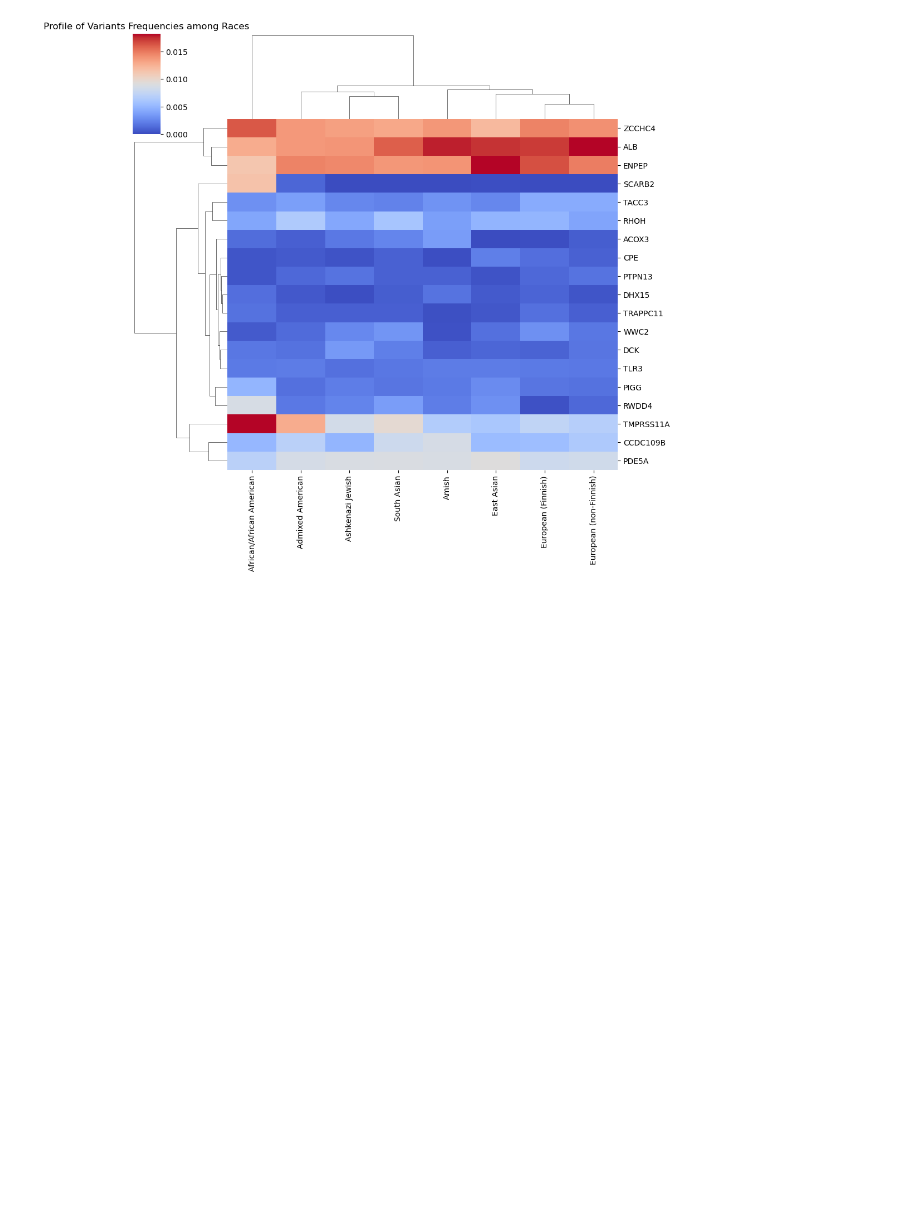
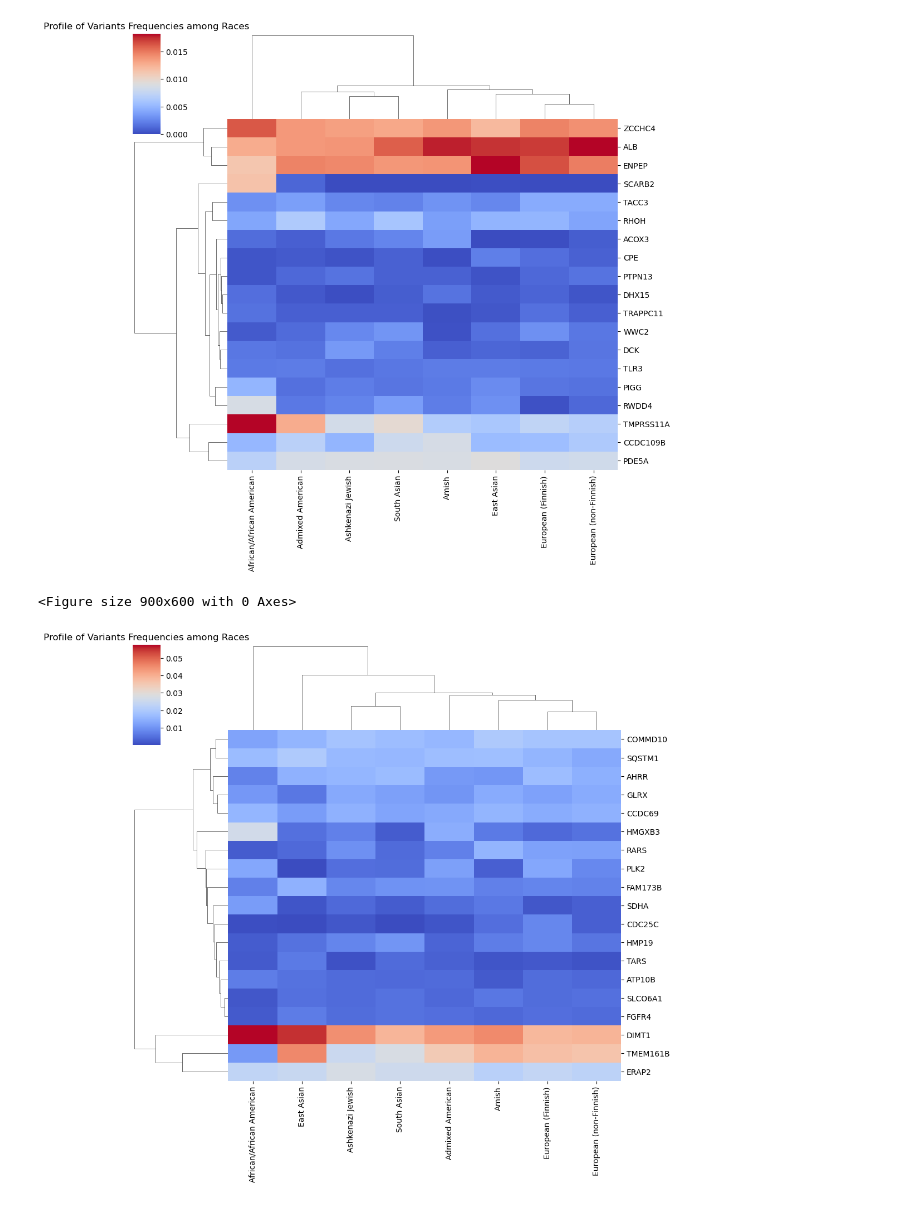
Before and after one commit to yuxinsun-wpi/gnomRegulatory, a Jupyter notebook: gnomad-chr-all.ipynb, the cells around one changed output. Saved outputs shown, nothing was run; the diff lists cells and outputs as text; code cells hidden in the pictures; blank space fills up the shorter version.

```diff
--- a/gnomad-chr-all.ipynb
+++ b/gnomad-chr-all.ipynb
@@ -179,3 +332,54 @@ plt.show()
 # %% [output]
 <Figure size 900x600 with 0 Axes>
 [figure]
+# %%
+from scipy.cluster.hierarchy import linkage, dendrogram
+import matplotlib.pyplot as plt
+
+colnames = ['Amish', 'Admixed American', 'African/African American', \
+                 'Ashkenazi Jewish',  "European (Finnish)", "European (non-Finnish)", \
+                'Middle Eastern', 'East Asian', 'South Asian']
+
+colnames = ['Amish', 'Admixed American', 'African/African American', \
+                 'Ashkenazi Jewish',  "European (Finnish)", "European (non-Finnish)", \
+                'East Asian', 'South Asian']
+
+genenames = gnom_df[gnom_df['chromo'] == 'chr5']['genename'].unique()
+
+# Example DataFrame creation
+data = {
+    x: [gnom_df[gnom_df['genename'] == y]["Allele Frequency " + x].mean() for y in genenames] for x in colnames
+}
+df = pd.DataFrame(data)
+
+df = df.set_index(genenames)
+
+
+df = df.fillna(0)
+
+# Specify the percentage cutoff (e.g., 10%)
+percentage_cutoff = 0.05
+
+# Calculate the mean allele frequency for each row
+row_means = df.mean(axis=1)
+
+# Calculate the cutoff value based on the percentage of max_af
+cutoff = row_means.max() * percentage_cutoff
+
+# Filter rows where the mean allele frequency is greater than or equal to the cutoff
+filtered_df = df[row_means >= cutoff]
+#filtered_df = df
+
+
+
+# Create a clustermap using seaborn
+plt.figure(figsize=(9, 6))
+sns.clustermap(filtered_df, cmap='coolwarm', method='average', metric='euclidean', annot=False)
+
+
+# Set labels for the plot
+plt.title('Profile of Variants Frequencies among Races')
+plt.show()
+# %% [output]
+<Figure size 900x600 with 0 Axes>
+[figure, added]
```
Also changed, not shown: parts of 20 cells of this notebook.
